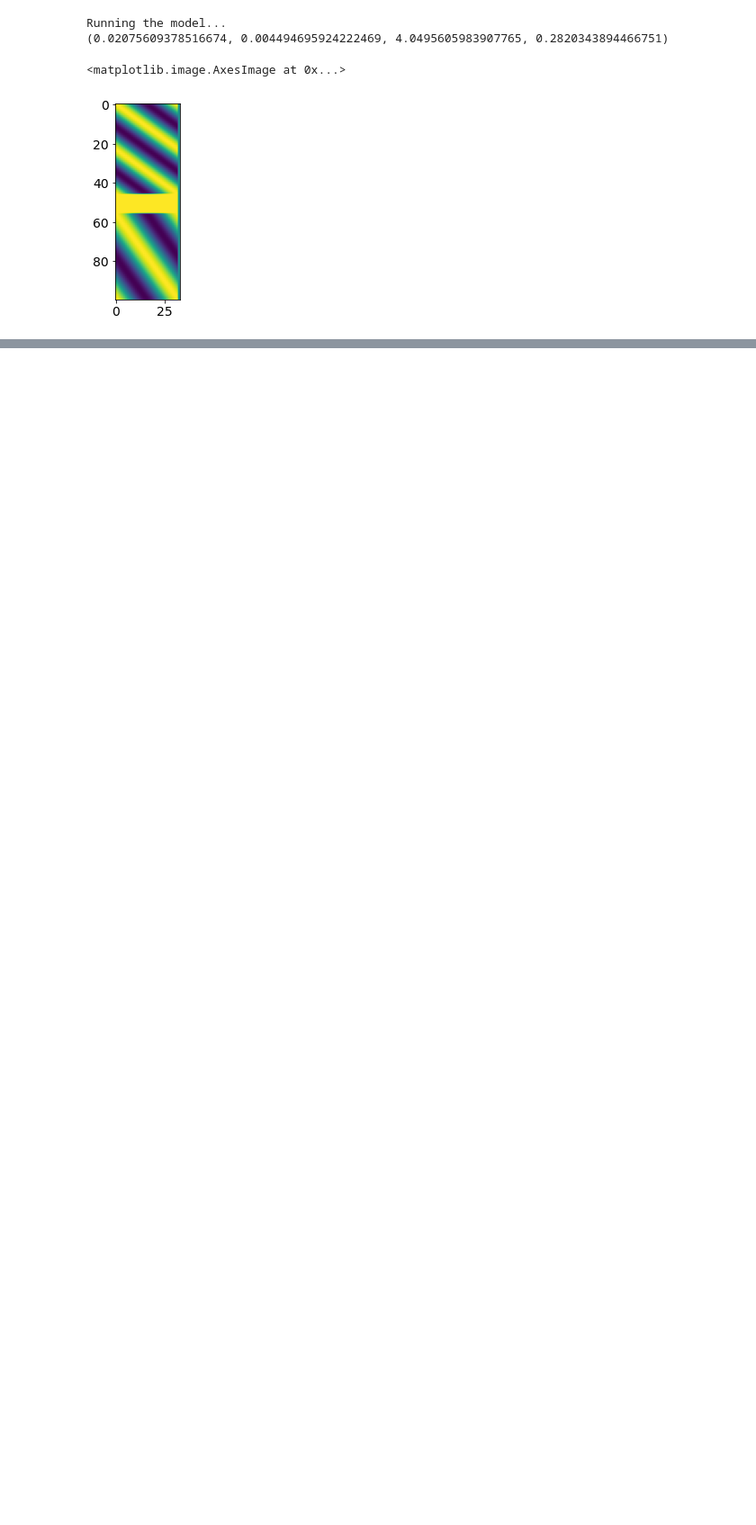
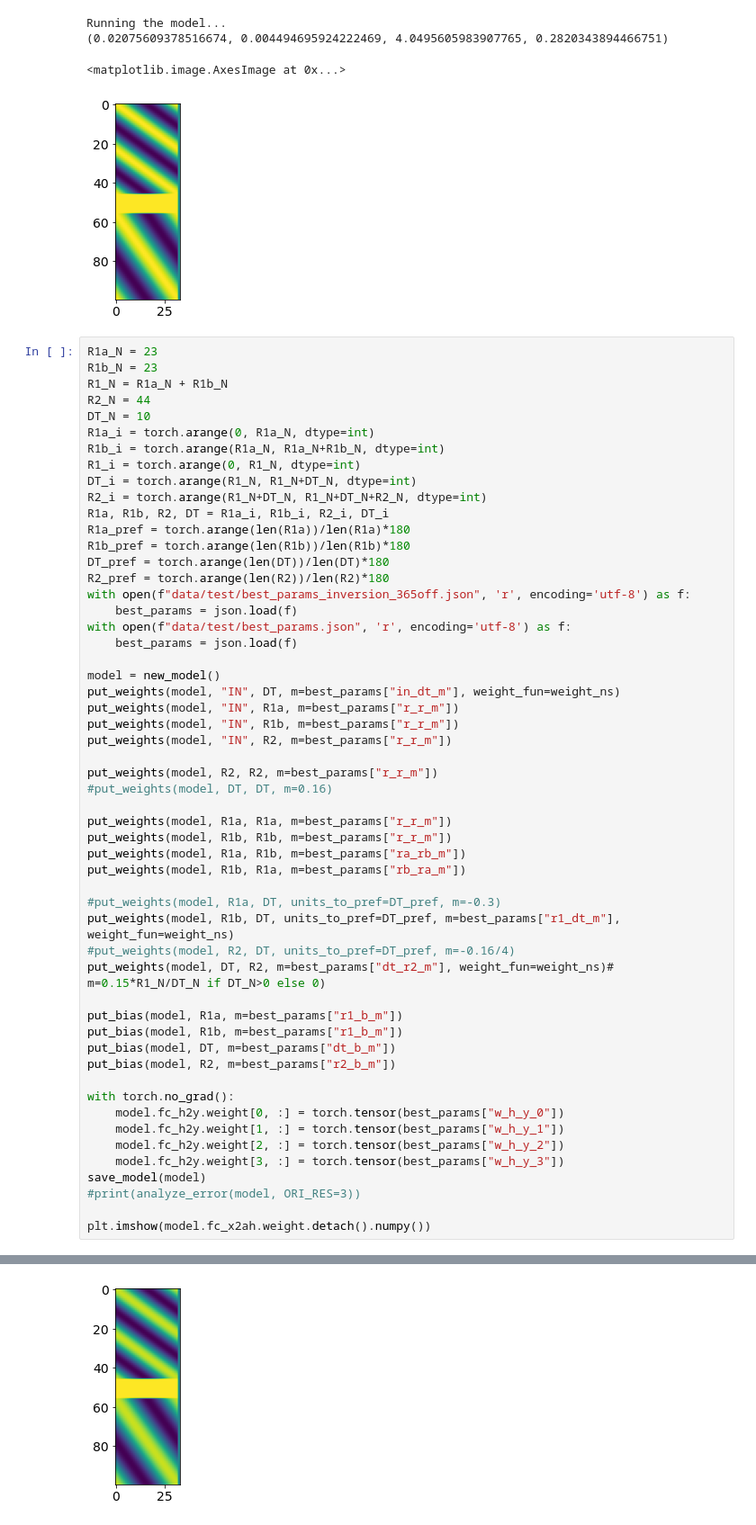
Before and after one commit to azaho/rnnmin, a Jupyter notebook: HD.ipynb, the cells around one changed output, grey strips where cells are left out. Shown: that part at 90% size. Saved outputs shown, nothing was run; the diff lists cells and outputs as text; blank space fills up the shorter version.

```diff
--- a/HD.ipynb
+++ b/HD.ipynb
@@ -1052,3 +1137,58 @@ Running the model...
 (0.02075609378516674, 0.004494695924222469, 4.0495605983907765, 0.2820343894466751)
 <matplotlib.image.AxesImage at 0x...>
 [figure]
+# %%
+R1a_N = 23
+R1b_N = 23
+R1_N = R1a_N + R1b_N
+R2_N = 44
+DT_N = 10
+R1a_i = torch.arange(0, R1a_N, dtype=int)
+R1b_i = torch.arange(R1a_N, R1a_N+R1b_N, dtype=int)
+R1_i = torch.arange(0, R1_N, dtype=int)
+DT_i = torch.arange(R1_N, R1_N+DT_N, dtype=int)
+R2_i = torch.arange(R1_N+DT_N, R1_N+DT_N+R2_N, dtype=int)
+R1a, R1b, R2, DT = R1a_i, R1b_i, R2_i, DT_i
+R1a_pref = torch.arange(len(R1a))/len(R1a)*180
+R1b_pref = torch.arange(len(R1b))/len(R1b)*180
+DT_pref = torch.arange(len(DT))/len(DT)*180
+R2_pref = torch.arange(len(R2))/len(R2)*180
+with open(f"data/test/best_params_inversion_365off.json", 'r', encoding='utf-8') as f:
+    best_params = json.load(f)
+with open(f"data/test/best_params.json", 'r', encoding='utf-8') as f:
+    best_params = json.load(f)
+
+model = new_model()
+put_weights(model, "IN", DT, m=best_params["in_dt_m"], weight_fun=weight_ns)
+put_weights(model, "IN", R1a, m=best_params["r_r_m"])
+put_weights(model, "IN", R1b, m=best_params["r_r_m"])
+put_weights(model, "IN", R2, m=best_params["r_r_m"])
+
+put_weights(model, R2, R2, m=best_params["r_r_m"])
+#put_weights(model, DT, DT, m=0.16)
+
+put_weights(model, R1a, R1a, m=best_params["r_r_m"])
+put_weights(model, R1b, R1b, m=best_params["r_r_m"])
+put_weights(model, R1a, R1b, m=best_params["ra_rb_m"])
+put_weights(model, R1b, R1a, m=best_params["rb_ra_m"])
+
+#put_weights(model, R1a, DT, units_to_pref=DT_pref, m=-0.3)
+put_weights(model, R1b, DT, units_to_pref=DT_pref, m=best_params["r1_dt_m"], weight_fun=weight_ns)
+#put_weights(model, R2, DT, units_to_pref=DT_pref, m=-0.16/4)
+put_weights(model, DT, R2, m=best_params["dt_r2_m"], weight_fun=weight_ns)# m=0.15*R1_N/DT_N if DT_N>0 else 0)
+
+put_bias(model, R1a, m=best_params["r1_b_m"])
+put_bias(model, R1b, m=best_params["r1_b_m"])
+put_bias(model, DT, m=best_params["dt_b_m"])
+put_bias(model, R2, m=best_params["r2_b_m"])
+
+with torch.no_grad():
+    model.fc_h2y.weight[0, :] = torch.tensor(best_params["w_h_y_0"])
+    model.fc_h2y.weight[1, :] = torch.tensor(best_params["w_h_y_1"])
+    model.fc_h2y.weight[2, :] = torch.tensor(best_params["w_h_y_2"])
+    model.fc_h2y.weight[3, :] = torch.tensor(best_params["w_h_y_3"])
+save_model(model)
+#print(analyze_error(model, ORI_RES=3))
+
+plt.imshow(model.fc_x2ah.weight.detach().numpy())
+# %% [output]
@@ -1054,0 +1196 @@ Running the model...
+[figure, added]
```
Also changed, not shown: parts of 3 cells of this notebook, 8 other files.
